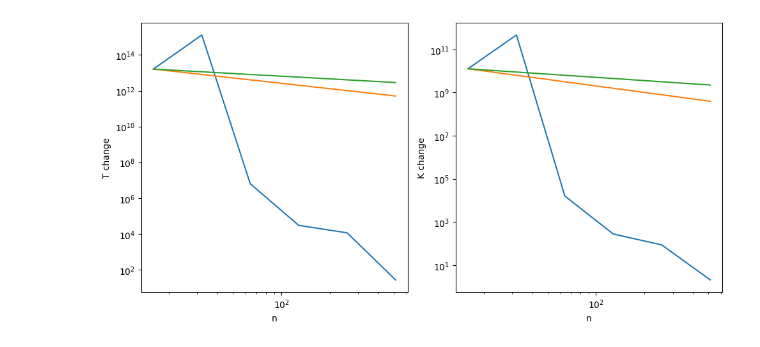
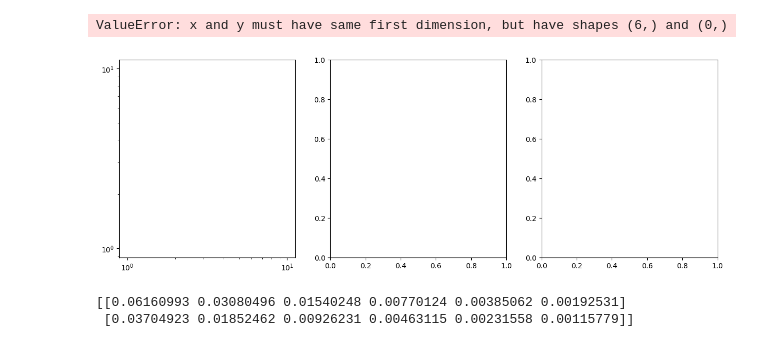
Before and after one commit to tnpw2/neural-tangents, a Jupyter notebook: notebooks/figure1.ipynb, the cells around one changed output. Cells and saved outputs as stored; diff of their text form; code cells hidden in the pictures.

Commit message:
Progress on Figures 1 and 2

```diff
--- a/notebooks/figure1.ipynb
+++ b/notebooks/figure1.ipynb
@@ -33,12 +33,17 @@ x_test = x_test.reshape(-1,784)
 # %%
 # Define NN using nt.stax
+
+import jax.example_libraries
+import jax.example_libraries.stax
+
+
 
 def build_nn(size, wstd=1, bstd=0):
     init_fn, apply_fn, kernel_fn = stax.serial(
         stax.Dense(size, W_std=wstd, b_std=bstd), stax.Relu(),
         stax.Dense(size, W_std=wstd, b_std=bstd), stax.Relu(),
         stax.Dense(size, W_std=wstd, b_std=bstd), stax.Relu(),
-        stax.Dense(10), stax.Exp()
+        stax.Dense(10), stax.ElementwiseNumerical(jax.nn.softmax, deg=200)
     )
 
     empirical_kernel_fn = nt.empirical_kernel_fn(
@@ -56,7 +61,7 @@ def predict(apply_fn, params, x):
     return logits/jnp.sum(logits, axis=1)[:,jnp.newaxis]
 # %%
 # Build Neural Network
-init_fn, apply_fn, kernel_fn, empirical_kernel_fn = build_nn(128)
+init_fn, apply_fn, kernel_fn, empirical_kernel_fn = build_nn(64)
 
 apply_fn = jit(apply_fn)
 kernel_fn = jit(kernel_fn, static_argnames='get')
@@ -78,7 +83,7 @@ opt_update = jit(opt_update)
 loss = lambda params, x, y: jnp.mean(0.5*jnp.linalg.norm(y-predict(apply_fn, params, x), axis=1))
 grad_loss = jit(lambda state, x, y: grad(loss)(get_params(state), x, y))
 # %%
-epochs=2**12
+epochs=2**14
 opt_state = opt_init(params)
 
 train_losses=[]
@@ -147,7 +152,7 @@ for n in ns:
     opt_init, opt_update, get_params = optimizers.sgd(learning_rate)
     opt_update = jit(opt_update)
 
-    epochs=2**13
+    epochs=2**15
     opt_state = opt_init(params)
 
     train_losses=[]
@@ -169,7 +174,7 @@ for n in ns:
     plt.tight_layout()
     plt.show()
 
-
+    ps.append(jnp.array([jnp.linalg.norm(p0[i][0] - get_params(opt_state)[i][0])/jnp.linalg.norm(p0[i][0]) for i in range(0,len(p0),2)]))
     Ts.append(jnp.linalg.norm(T0-empirical_kernel_fn(x_train_sub, x_train_sub, 'ntk', get_params(opt_state)))/jnp.linalg.norm(T0))
     Ks.append(jnp.linalg.norm(K0-empirical_kernel_fn(x_train_sub, x_train_sub, 'nngp', get_params(opt_state)))/jnp.linalg.norm(K0))
 # %% [output]
@@ -182,19 +182,37 @@ for n in ns:
 # %%
-fig, [ax1, ax2] = plt.subplots(1,2)
-fig.set_size_inches(10,5)
-ax1.loglog(ns, Ts)
-ax1.loglog(ns, Ts[0]*ns[0]/jnp.array(ns))
-ax1.loglog(ns, Ts[0]*jnp.sqrt(ns[0])/jnp.sqrt(jnp.array(ns)))
+fig, [ax1, ax2, ax3] = plt.subplots(1,3)
+fig.set_size_inches(15,5)
+ax1.loglog(ns, Ts, label='Empirical T')
+ax1.loglog(ns, Ts[0]*ns[0]/jnp.array(ns), label="$n^{-1}$", linestyle='--')
+ax1.loglog(ns, Ts[0]*jnp.sqrt(ns[0])/jnp.sqrt(jnp.array(ns)), label="$n^{-1/2}$", linestyle='--')
 ax1.set_xlabel("n")
 ax1.set_ylabel("T change")
+ax1.legend()
 
-ax2.loglog(ns, Ks)
-ax2.loglog(ns, Ks[0]*ns[0]/jnp.array(ns))
-ax2.loglog(ns, Ks[0]*jnp.sqrt(ns[0])/jnp.sqrt(jnp.array(ns)))
+ax2.loglog(ns, Ks, label="Empirical K")
+ax2.loglog(ns, Ks[0]*ns[0]/jnp.array(ns), label="$n^{-1}$", linestyle='--')
+ax2.loglog(ns, Ks[0]*jnp.sqrt(ns[0])/jnp.sqrt(jnp.array(ns)), label="$n^{-1/2}$", linestyle='--')
 ax2.set_xlabel("n")
 ax2.set_ylabel("K change")
+ax2.legend()
+
+ps = jnp.array(ps)
+
+ax3.loglog(ns, ps)
+ax3.loglog(ns, ps[0,0]*jnp.sqrt(ns[0])/jnp.sqrt(jnp.array(ns)), linestyle='--')
+ax3.loglog(ns, ps[0, -1]*jnp.sqrt(ns[0])/jnp.sqrt(jnp.array(ns)), linestyle='--')
+ax3.loglog(ns, (((ps[0,1:-1])[:,jnp.newaxis])*ns[0]/jnp.array(ns)).T, linestyle='--')
+ax3.set_xlabel("n")
+ax3.set_ylabel("p change")
+
 
 plt.tight_layout()
 plt.show()
 # %% [output]
+ValueError: x and y must have same first dimension, but have shapes (6,) and (0,)
-[figure, old version]
+[figure, new version]
+# %%
+print(((ps[0,1:-1])[:,jnp.newaxis])*ns[0]/jnp.array(ns))
+# %% [output]
+[[0.06160993 0.03080496 0.01540248 0.00770124 0.00385062 0.00192531]
+ [0.03704923 0.01852462 0.00926231 0.00463115 0.00231558 0.00115779]]
```
Also changed, not shown: parts of 6 cells of this notebook, 1 other file.
